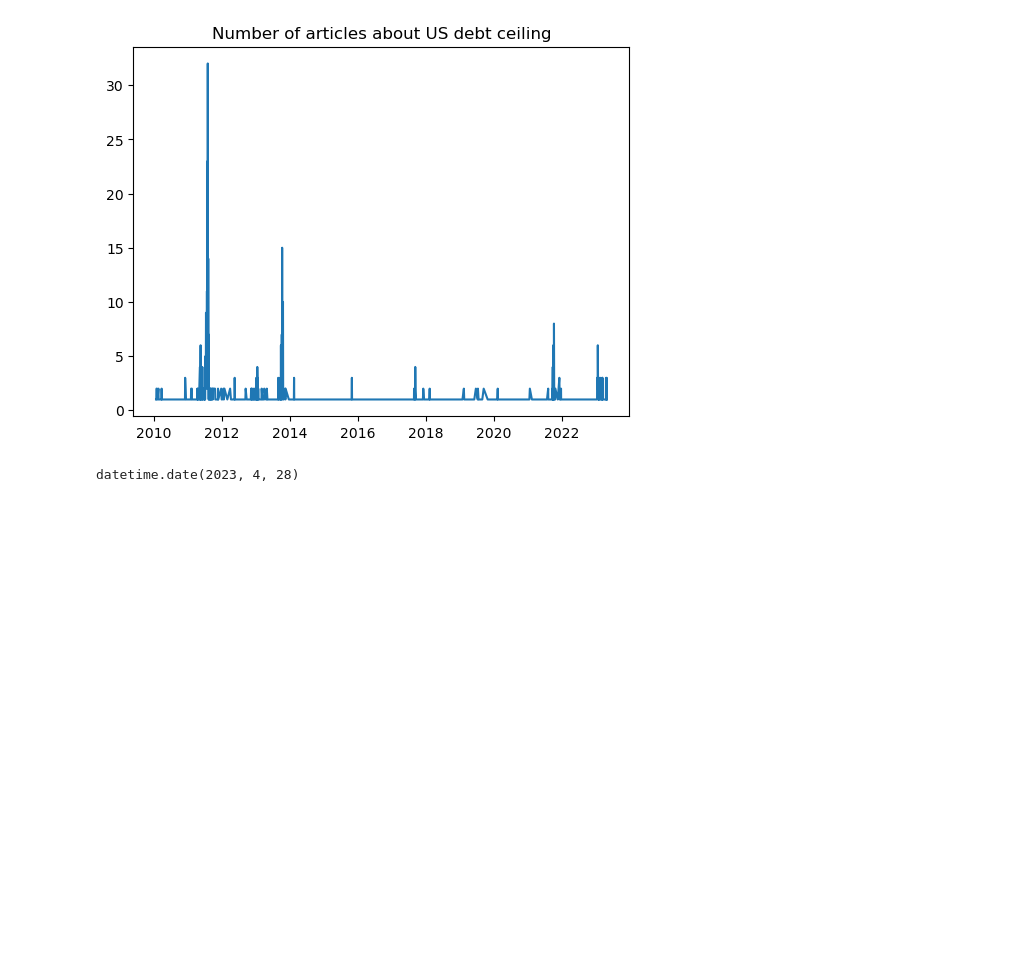
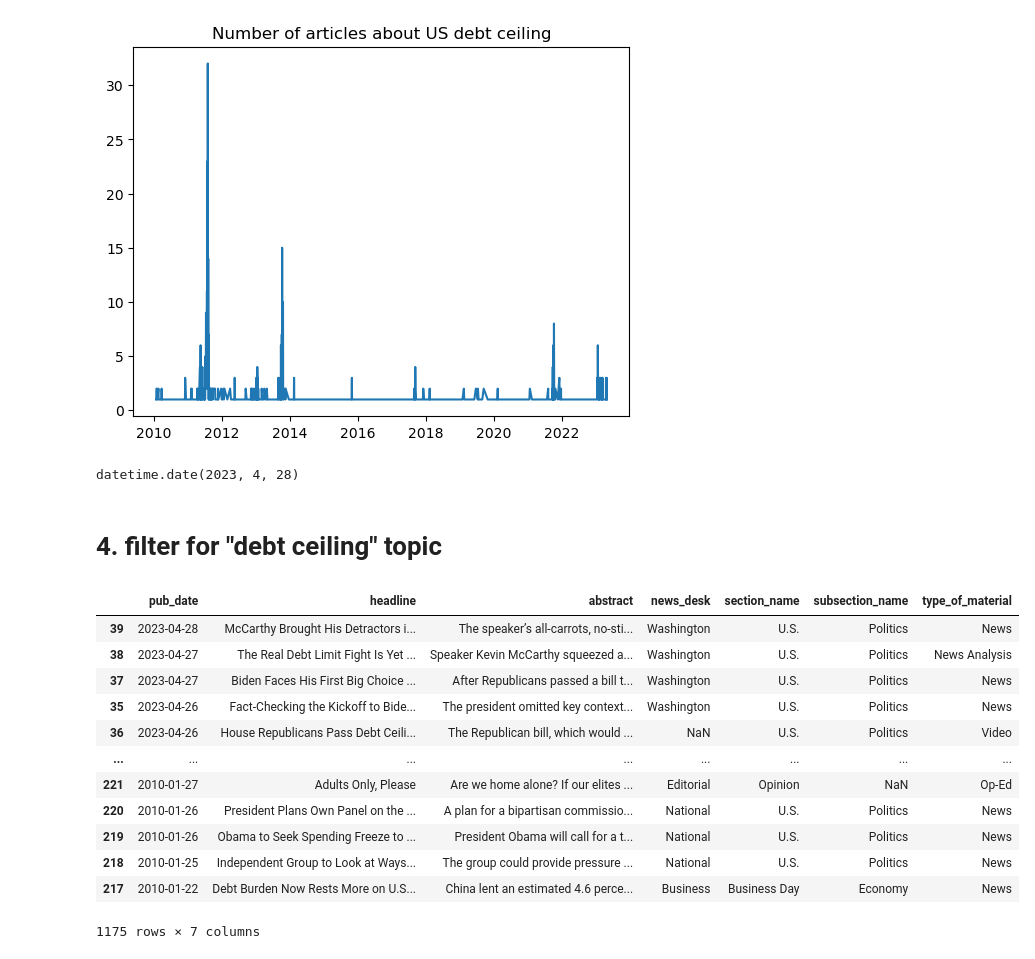
Before and after one commit to joyyuan89/FinAI, a Jupyter notebook: case_study/debt_ceiling/debt_ceiling_nyt.ipynb, the cells around one changed output. Saved outputs shown, nothing was run; the diff lists cells and outputs as text; code cells hidden in the pictures; blank space fills up the shorter version.

Commit message:
update filter

```diff
--- a/case_study/debt_ceiling/debt_ceiling_nyt.ipynb
+++ b/case_study/debt_ceiling/debt_ceiling_nyt.ipynb
@@ -339,3 +362,5 @@ plt.show()
 df_debt.pub_date.max()
 # %% [output]
 datetime.date(2023, 4, 28)
+# %% [markdown]
+# 4. filter for "debt ceiling" topic
@@ -341,0 +369,25 @@ datetime.date(2023, 4, 28)
+# %%
+df_debt = pd.read_csv('/Users/jiayue.yuan/Documents/GitHub/FinAI/case_study/debt_ceiling/debt_ceiling_nyt.csv')
+#sort by date
+df_debt = df_debt.sort_values(by='pub_date', ascending=False)
+#convert headline to a dict
+df_debt['headline'] = df_debt['headline'].apply(lambda x: eval(x))
+#select the main headline
+df_debt['headline'] = df_debt['headline'].apply(lambda x: x['main'])
+# %%
+df0 = df_debt[["pub_date","headline","abstract","news_desk","section_name","subsection_name","type_of_material"]]
+df0
+# %% [output]
+|  | pub_date | headline | abstract | news_desk | section_name | subsection_name | type_of_material |
+| 39 | 2023-04-28 | McCarthy Brought His Detractors i... | The speaker’s all-carrots, no-sti... | Washington | U.S. | Politics | News |
+| 38 | 2023-04-27 | The Real Debt Limit Fight Is Yet ... | Speaker Kevin McCarthy squeezed a... | Washington | U.S. | Politics | News Analysis |
+| 37 | 2023-04-27 | Biden Faces His First Big Choice ... | After Republicans passed a bill t... | Washington | U.S. | Politics | News |
+| 35 | 2023-04-26 | Fact-Checking the Kickoff to Bide... | The president omitted key context... | Washington | U.S. | Politics | News |
+| 36 | 2023-04-26 | House Republicans Pass Debt Ceili... | The Republican bill, which would ... | NaN | U.S. | Politics | Video |
+| ... | ... | ... | ... | ... | ... | ... | ... |
+| 221 | 2010-01-27 | Adults Only, Please | Are we home alone? If our elites ... | Editorial | Opinion | NaN | Op-Ed |
+| 220 | 2010-01-26 | President Plans Own Panel on the ... | A plan for a bipartisan commissio... | National | U.S. | Politics | News |
+| 219 | 2010-01-26 | Obama to Seek Spending Freeze to ... | President Obama will call for a t... | National | U.S. | Politics | News |
+| 218 | 2010-01-25 | Independent Group to Look at Ways... | The group could provide pressure ... | National | U.S. | Politics | News |
+| 217 | 2010-01-22 | Debt Burden Now Rests More on U.S... | China lent an estimated 4.6 perce... | Business | Business Day | Economy | News |
+1175 rows × 7 columns
```
Also changed, not shown: parts of 12 cells of this notebook, 2 other files.
